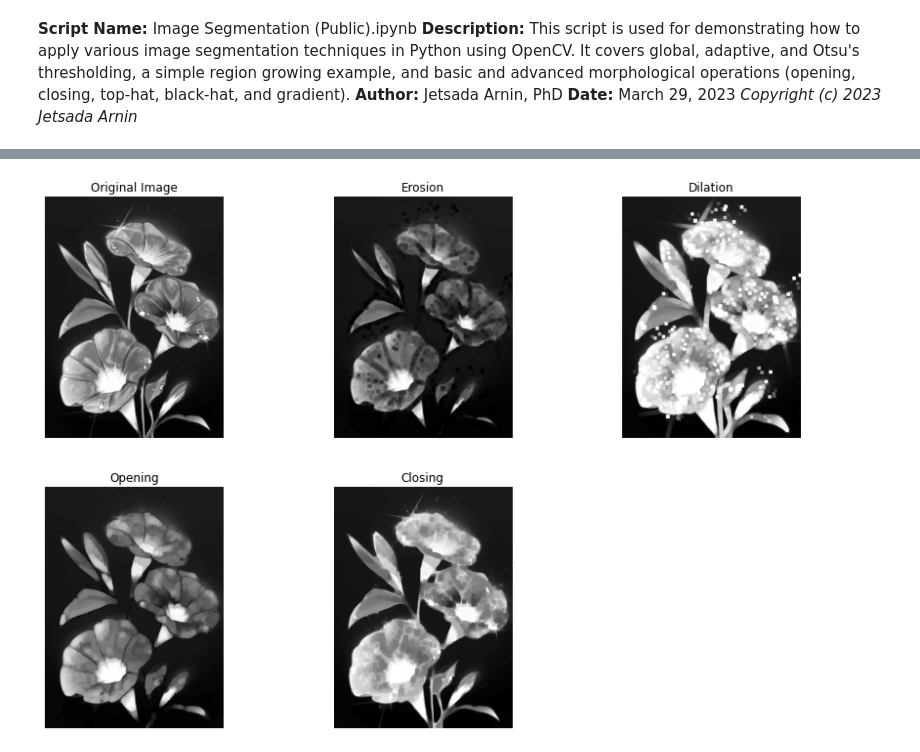
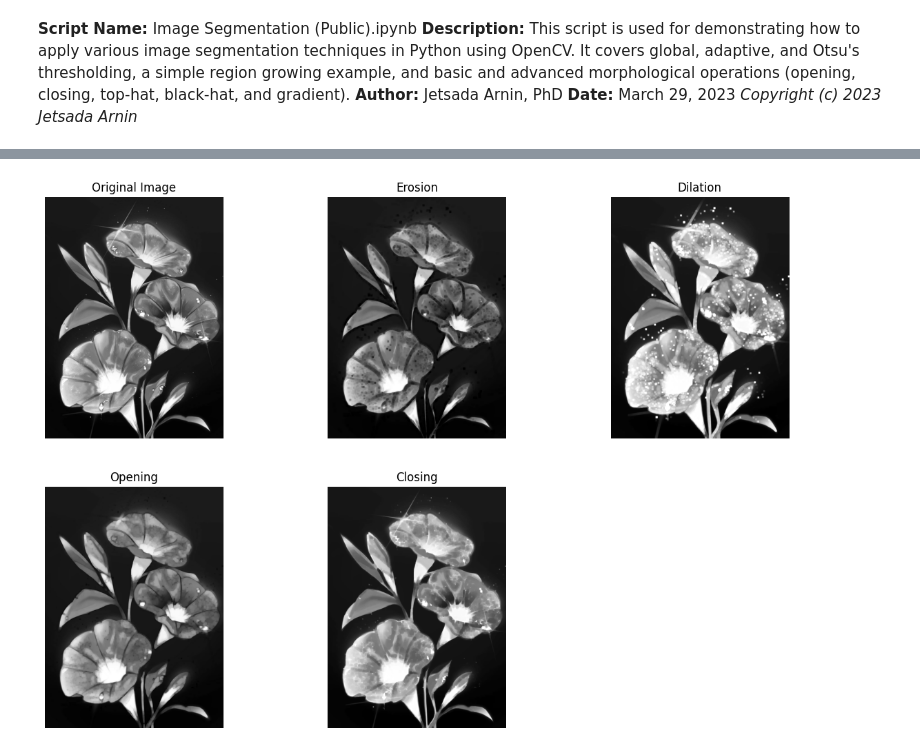
Before and after one commit to kimmchii/cv, a Jupyter notebook: jed/week11/Image_Segmentation_(Public).ipynb, the cells around one changed output, grey strips where cells are left out. Drawn from its saved outputs; the diff is of its cells as text; code cells hidden in the pictures.

```diff
--- a/jed/week11/Image_Segmentation_(Public).ipynb
+++ b/jed/week11/Image_Segmentation_(Public).ipynb
@@ -159,7 +159,7 @@ plt.show()
 # A higher number of iterations will cause more aggressive erosion or dilation.
 
 # Define the kernel size
-kernel_size = 20
+kernel_size = 5
 
 # Create the kernel
 kernel = np.ones((kernel_size, kernel_size), np.uint8)
@@ -168,31 +168,31 @@ kernel = np.ones((kernel_size, kernel_size), np.uint8)
 erosion = cv2.erode(image, kernel, iterations=1)
 
 # Perform Dilation
 dilation = cv2.dilate(image, kernel, iterations=1)
 
 # Perform Opening
 opening = cv2.morphologyEx(image, cv2.MORPH_OPEN, kernel)
 
 # Perform Closing
 closing = cv2.morphologyEx(image, cv2.MORPH_CLOSE, kernel)
 
 # Display the results
 fig, axs = plt.subplots(2, 3, figsize=(15, 10))
 axs[0, 0].imshow(image, cmap='gray')
 axs[0, 0].set_title('Original Image')
 axs[0, 1].imshow(erosion, cmap='gray')
 axs[0, 1].set_title('Erosion')
 axs[0, 2].imshow(dilation, cmap='gray')
 axs[0, 2].set_title('Dilation')
 axs[1, 0].imshow(opening, cmap='gray')
 axs[1, 0].set_title('Opening')
 axs[1, 1].imshow(closing, cmap='gray')
 axs[1, 1].set_title('Closing')
 
 # Remove axis labels
 for ax in axs.ravel():
     ax.axis('off')
 
 plt.show()
 # %% [output]
-[figure, old version]
+[figure, new version]
```
Also changed, not shown: parts of 2 cells of this notebook, 14 other files.
